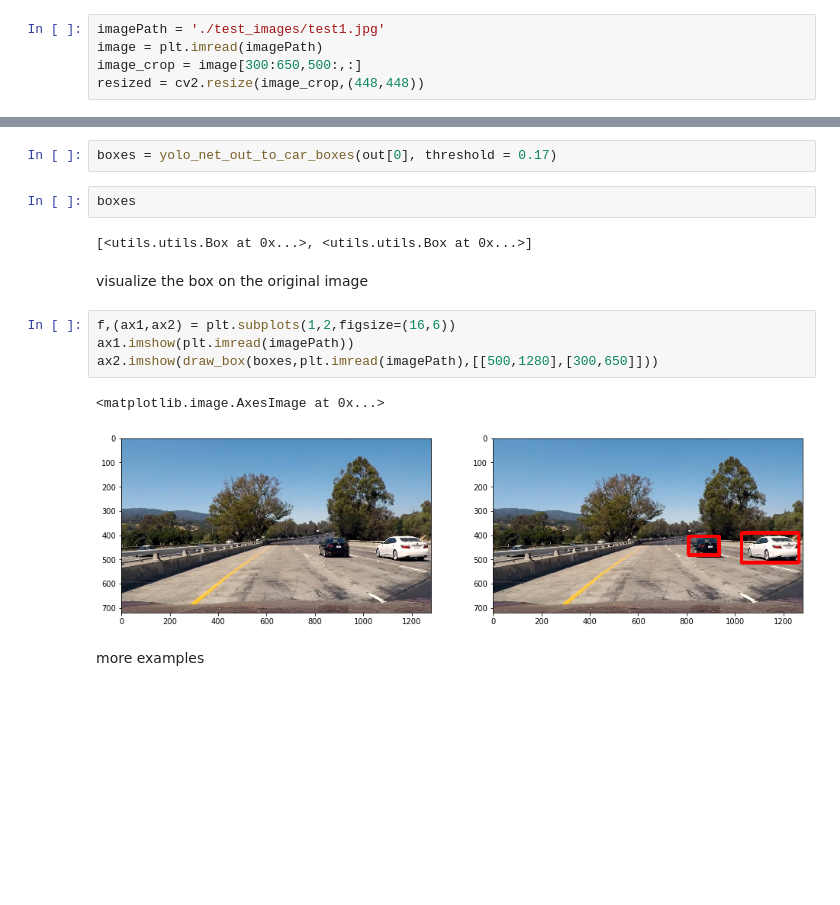
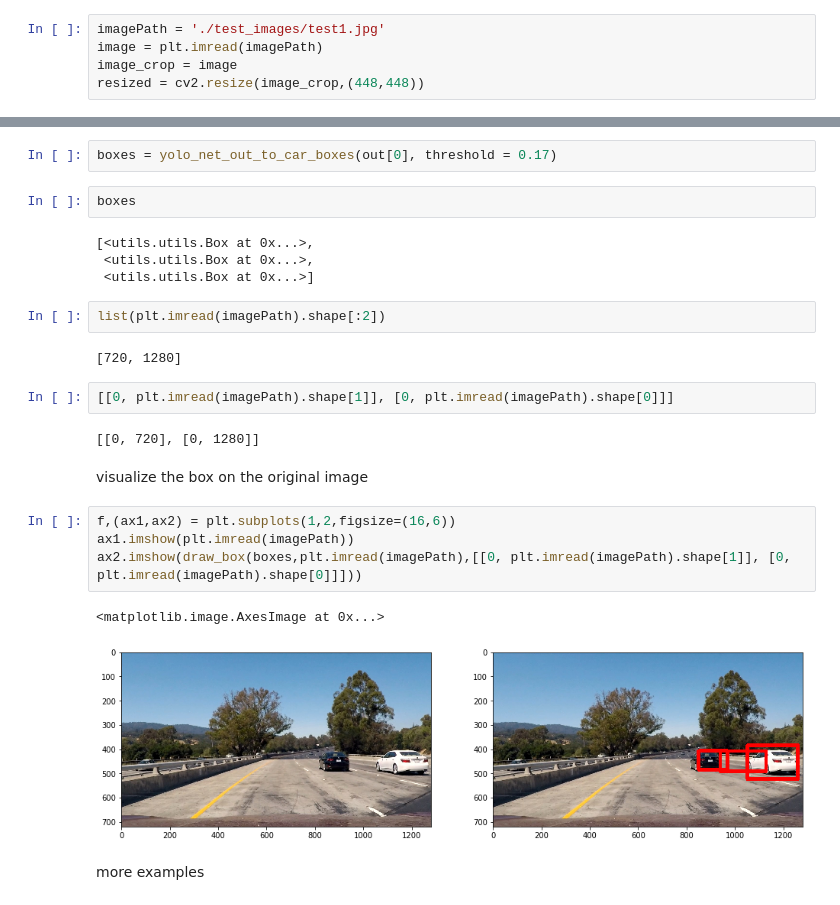
Before and after one commit to djbarajas/ML_Final, a Jupyter notebook: vehicle detection.ipynb, the cells around one changed output, grey strips where cells are left out. Drawn from its saved outputs; the diff is of its cells as text; blank space fills up the shorter version.

```diff
--- a/vehicle detection.ipynb
+++ b/vehicle detection.ipynb
@@ -85,7 +61,7 @@ WARNING:tensorflow:From C:\Users\User\AppData\Roaming\Python\Python37\site-packa
 # %%
 imagePath = './test_images/test1.jpg'
 image = plt.imread(imagePath)
-image_crop = image[300:650,500:,:]
+image_crop = image
 resized = cv2.resize(image_crop,(448,448))
 # %%
 batch = np.transpose(resized,(2,0,1))
@@ -137,16 +113,26 @@ boxes = yolo_net_out_to_car_boxes(out[0], threshold = 0.17)
 # %%
 boxes
 # %% [output]
-[<utils.utils.Box at 0x...>, <utils.utils.Box at 0x...>]
+[<utils.utils.Box at 0x...>,
+ <utils.utils.Box at 0x...>,
+ <utils.utils.Box at 0x...>]
+# %%
+list(plt.imread(imagePath).shape[:2])
+# %% [output]
+[720, 1280]
+# %%
+[[0, plt.imread(imagePath).shape[1]], [0, plt.imread(imagePath).shape[0]]]
+# %% [output]
+[[0, 720], [0, 1280]]
 # %% [markdown]
 visualize the box on the original image
 # %%
 f,(ax1,ax2) = plt.subplots(1,2,figsize=(16,6))
 ax1.imshow(plt.imread(imagePath))
-ax2.imshow(draw_box(boxes,plt.imread(imagePath),[[500,1280],[300,650]]))
+ax2.imshow(draw_box(boxes,plt.imread(imagePath),[[0, plt.imread(imagePath).shape[1]], [0, plt.imread(imagePath).shape[0]]]))
 # %% [output]
 <matplotlib.image.AxesImage at 0x...>
-[figure, old version]
+[figure, new version]
 # %% [markdown]
 more examples
 # %%
```
Also changed, not shown: parts of 6 cells of this notebook, 1 other file.
